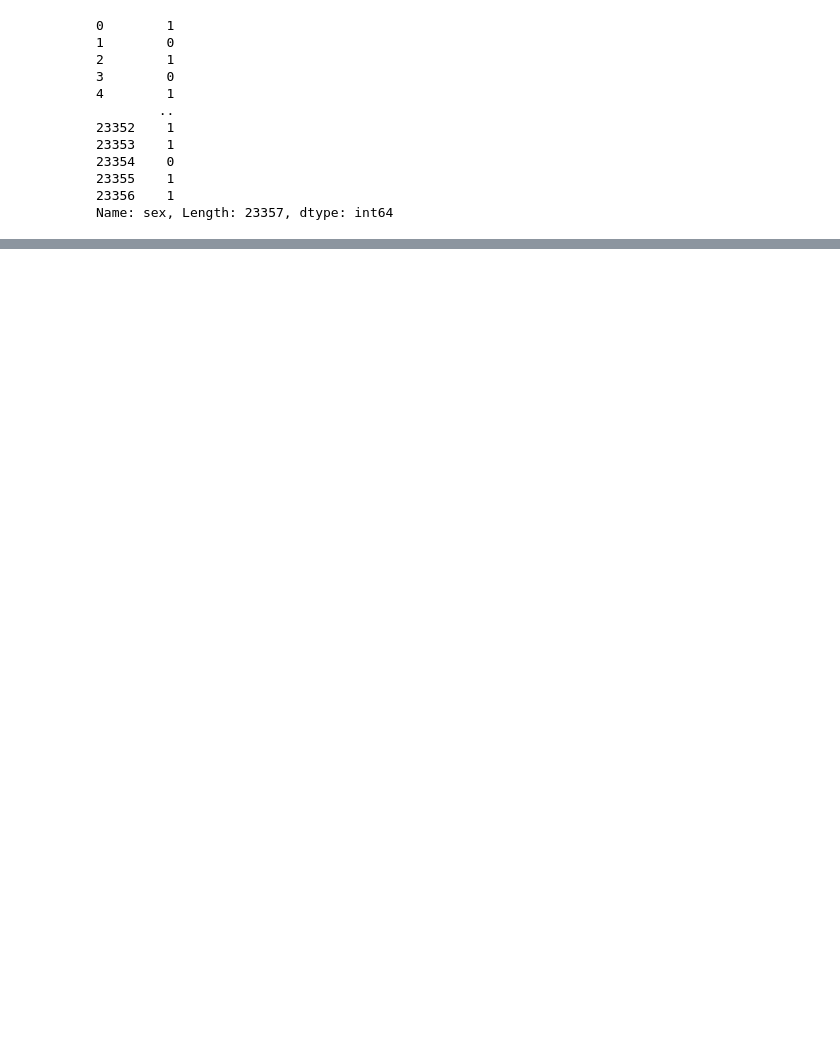
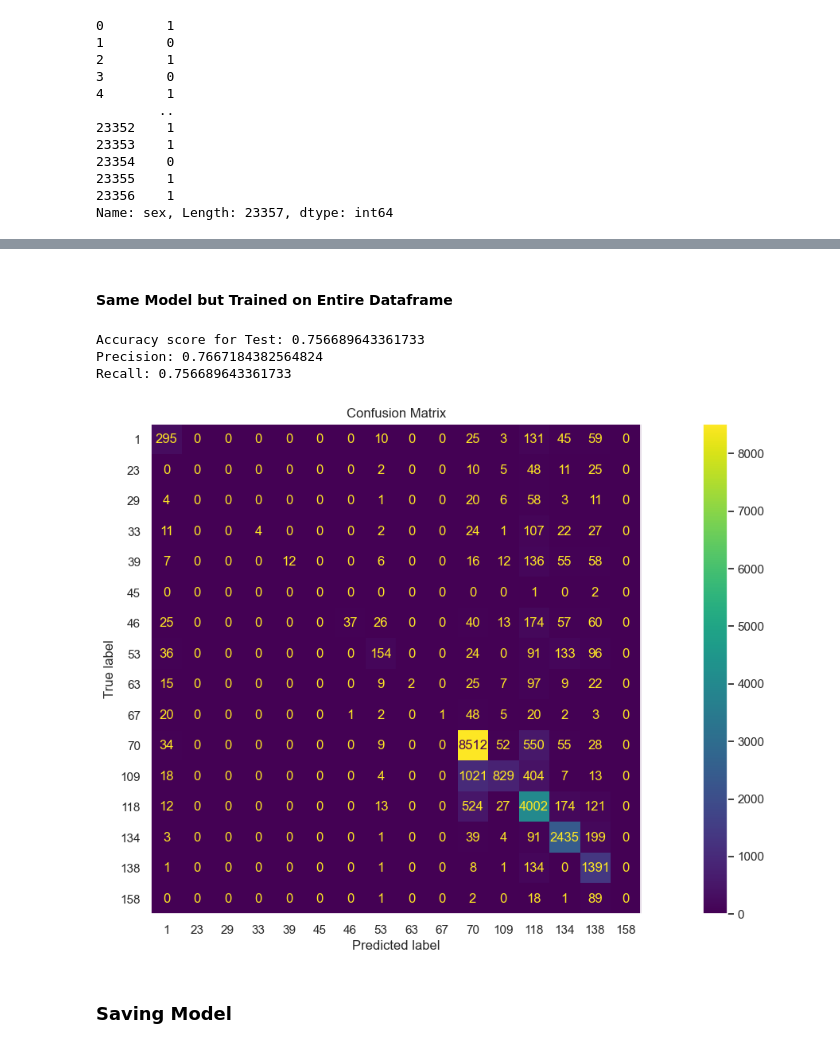
Before and after one commit to ythuang26/infant_mortalitypred, a Jupyter notebook: Infant Mortality Predictions.ipynb, the cells around one changed output, grey strips where cells are left out. Drawn from its saved outputs; the diff is of its cells as text; code cells hidden in the pictures; blank space fills up the shorter version.

```diff
--- a/Infant Mortality Predictions.ipynb
+++ b/Infant Mortality Predictions.ipynb
@@ -683,0 +648,38 @@ with open("ensemble1.pkl", "wb") as file: # file is a variable for storing the n
+# %% [markdown]
+#### Same Model but Trained on Entire Dataframe
+# %%
+X = df_intx.drop('Selected Causes of Infant Death',axis=1)
+y = df_intx['Selected Causes of Infant Death']
+
+rf = RandomForestClassifier(
+    bootstrap= False, criterion= 'gini', max_depth= 20, max_features= 'log2',
+    min_samples_leaf= 2, min_samples_split= 10, n_estimators= 100,random_state=42)
+gbc = GradientBoostingClassifier(
+    criterion= 'squared_error', learning_rate= 0.1, loss= 'log_loss', max_depth= 5,
+    max_features= 'log2', min_samples_leaf= 0.1, min_samples_split= 0.1, n_estimators= 100,
+    subsample= 1.0,random_state=42)
+
+ensemble1 = VotingClassifier(estimators=[('rf', rf),('gbc',gbc)], voting='soft')
+
+ensemble1.fit(X.values, y)
+
+y_pred = ensemble1.predict(X.values)
+
+print(f'Accuracy score for Test: {accuracy_score(y, y_pred)}')
+print("Precision:",precision_recall_fscore_support(y, y_pred, average='weighted')[0])
+print("Recall:",precision_recall_fscore_support(y, y_pred, average='weighted')[1])
+
+cm = confusion_matrix(y,y_pred,labels = ensemble1.classes_)
+cmp = ConfusionMatrixDisplay(confusion_matrix=cm, display_labels=ensemble1.classes_)
+fig, ax = plt.subplots(figsize=(20, 8))
+cmp.plot(ax=ax)
+ax.set_title('Confusion Matrix')
+ax.grid(False)
+plt.show()
+# %% [output]
+Accuracy score for Test: 0.756689643361733
+Precision: 0.7667184382564824
+Recall: 0.756689643361733
+[figure, added]
+# %% [markdown]
+### Saving Model
```
Also changed, not shown: parts of 118 cells of this notebook.
